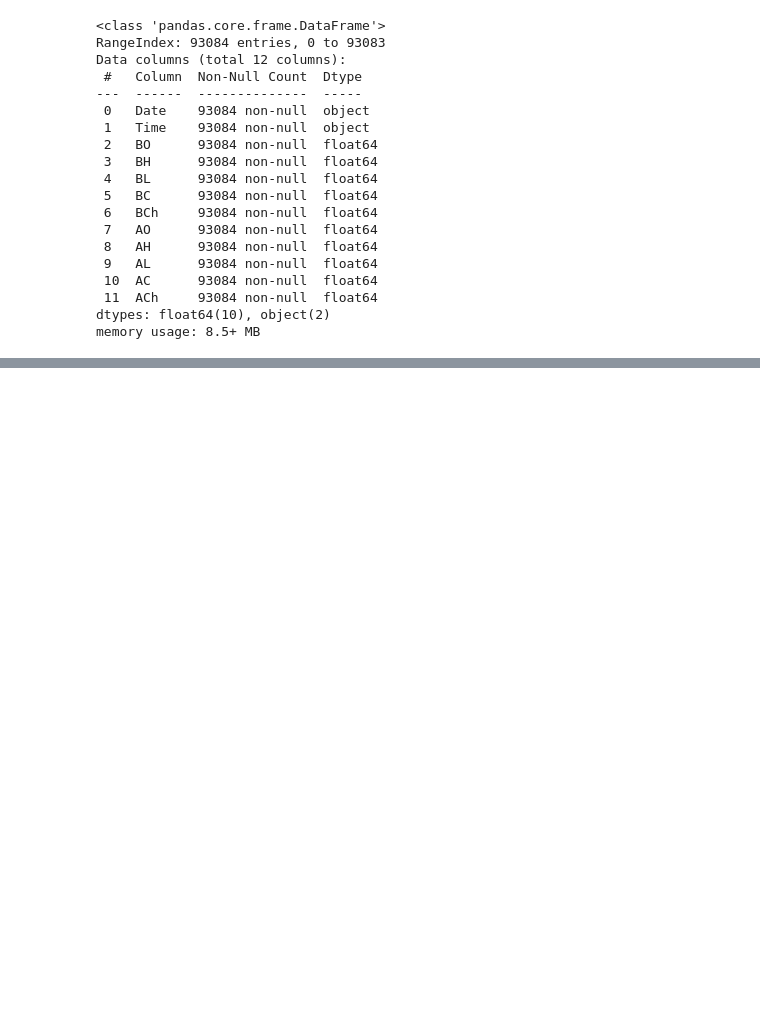
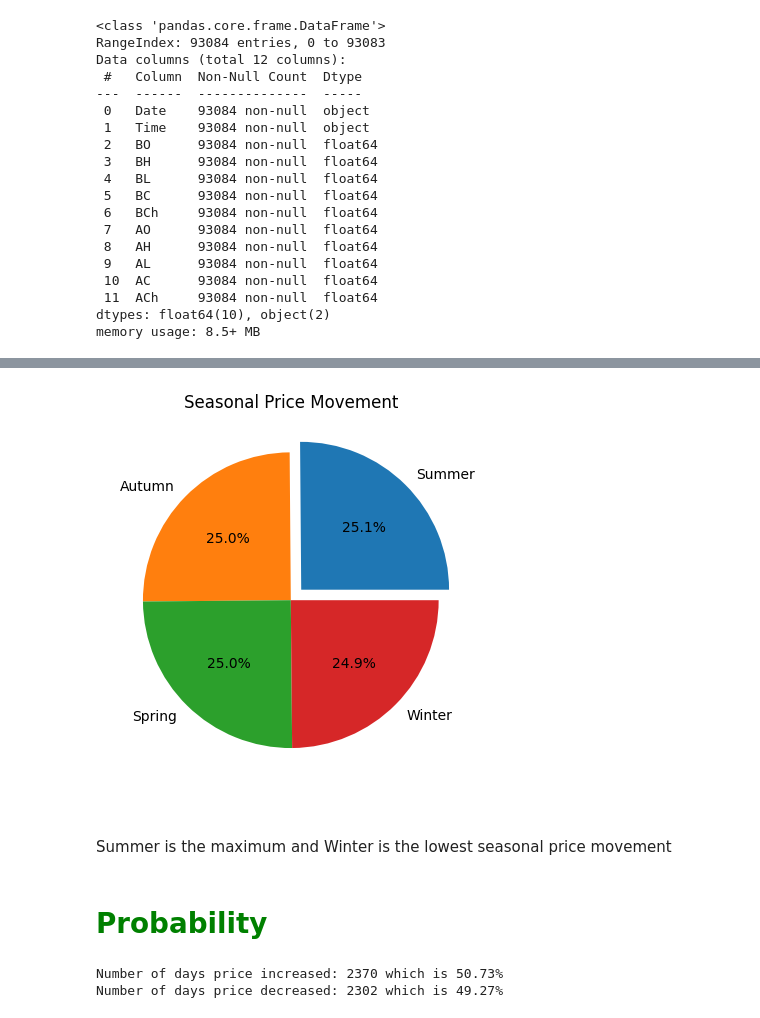
Before and after one commit to kafmfi/EUR-USD-Currency-Analysis, a Jupyter notebook: script.ipynb, the cells around one changed output, grey strips where cells are left out. Cells and saved outputs as stored; diff of their text form; code cells hidden in the pictures; blank space fills up the shorter version.

```diff
--- a/script.ipynb
+++ b/script.ipynb
@@ -98,0 +129,13 @@ df1.head()
+# %%
+#lets breakedown  the Date column into 3 difference(Year,Month,day)columns
+#Year
+df1["Year"]=df1["Date"].dt.year
+#month
+df1["Month"]=df1["Date"].dt.month
+#Season
+season={12:"Winter",1:"Winter",2:"Winter",3:"Spring",4:"Spring",5:"Spring",6:"Summer",7:"Summer",
+        8:"Summer",9:"Autumn",10:"Autumn",11:"Autumn"}
+df1["Season"]=df1.Month.map(season)
+#convert int month into string
+df1["Month"]=df1["Date"].dt.strftime("%b")
+df1.head()
@@ -98,0 +250,4 @@ df1.head()
+# %%
+#Let's check are there any seasonal pattern in price movement
+seasonal_pattern=df1.groupby("Season").BC.mean().sort_values(ascending=False)
+seasonal_pattern
@@ -98,0 +331,34 @@ df1.head()
+# %%
+#seasonal price movement
+seasonal_pattern
+plt.pie(seasonal_pattern,labels=seasonal_pattern.index,autopct="%1.1f%%",explode=[0.1,0,0,0])
+plt.title("Seasonal Price Movement")
+
+plt.show()
+# %% [output]
+[figure, added]
+# %% [markdown]
+###
+Summer is the maximum and Winter is the lowest seasonal price movement
+# %% [markdown]
+# <span style="font-size:60px; color:green;">**Probability**</span>
+# %%
+#probability of increasing/decrising price
+
+total_days=df1.Date.count()
+#print(f"The total days are {total_days}")#probability of increasing/decrising price
+
+total_days=df1.Date.count()
+#print(f"The total days are {total_days}")
+#Days where price increased and decreased
+days_price_increase_decrease=df1.apply(lambda x: 1 if x["BC"]>x["BO"] else 0,axis=1).value_counts()
+increased_days= days_price_increase_decrease[1]
+decreased_days =days_price_increase_decrease[0]
+percentange_of_increased_days= (increased_days/total_days)*100
+percentange_of_decreased_days= (decreased_days/total_days)*100
+
+print(f"Number of days price increased: {increased_days} which is {percentange_of_increased_days:.2f}%")
+print(f"Number of days price decreased: {days_price_increase_decrease[0]} which is {percentange_of_decreased_days:.2f}%")
+# %% [output]
+Number of days price increased: 2370 which is 50.73%
+Number of days price decreased: 2302 which is 49.27%
```
Also changed, not shown: parts of 44 cells of this notebook, 1 other file.
